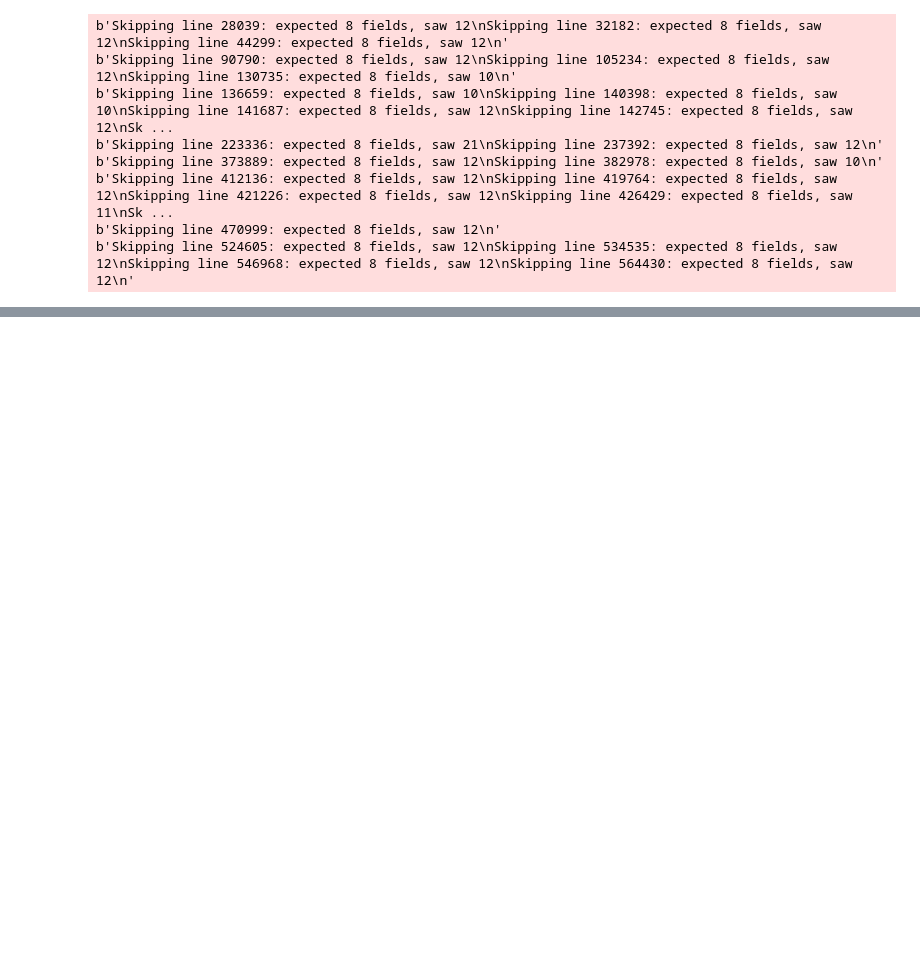
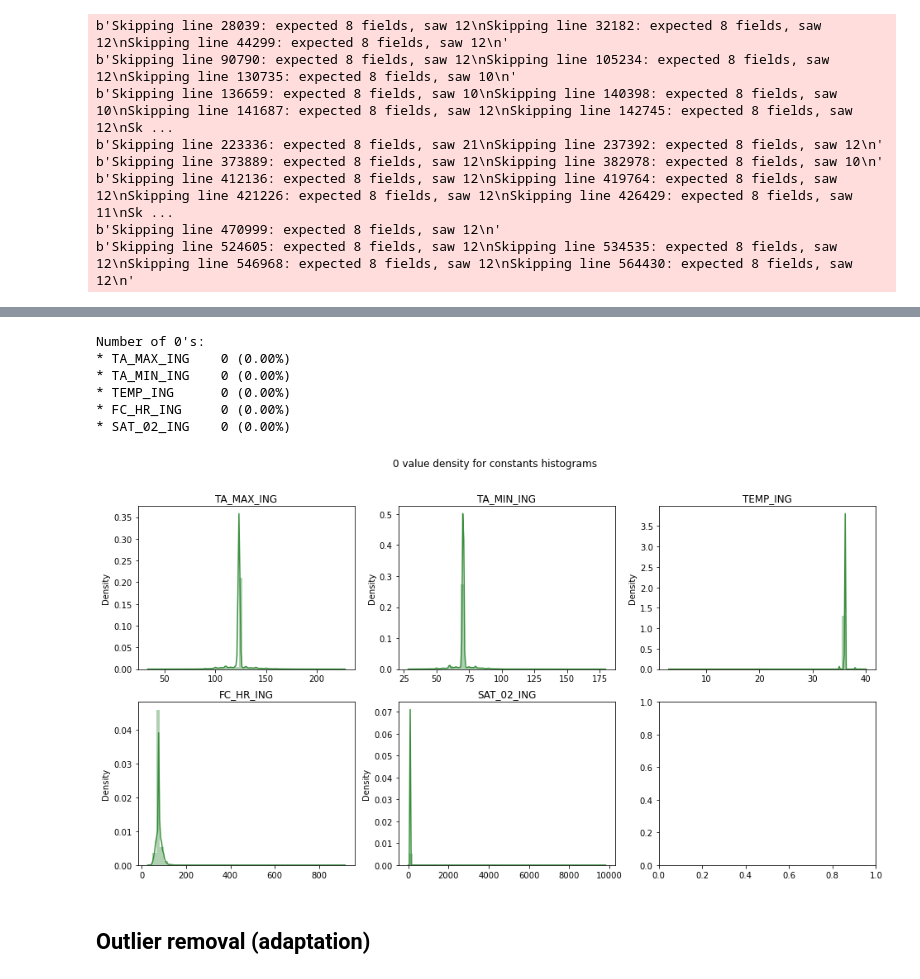
Before and after one commit to unaicarbajo/one-class-covid19, a Jupyter notebook: covid19_prognosis.ipynb, the cells around one changed output, grey strips where cells are left out. Drawn from its saved outputs; the diff is of its cells as text; code cells hidden in the pictures; blank space fills up the shorter version.

```diff
--- a/covid19_prognosis.ipynb
+++ b/covid19_prognosis.ipynb
@@ -271,0 +304,18 @@ Outlier removal.
+# %%
+# df_cons = df_cons.drop(columns=['GLU_GLY_ING'])
+df_cons['TEMP_ING']=df_cons['TEMP_ING'].fillna(value=0)
+imp = SimpleImputer(missing_values=0, strategy='mean')
+df_cons[columns_cons[:-1]] = pd.DataFrame(imp.fit_transform(df_cons[columns_cons[:-1]]))
+# %%
+plot_zero_relevance(df_cons, columns_cons[:-1], 2, 3, '0 value density for constants histograms', verbose=1)
+# %% [output]
+Number of 0's:
+* TA_MAX_ING    0 (0.00%)
+* TA_MIN_ING    0 (0.00%)
+* TEMP_ING      0 (0.00%)
+* FC_HR_ING     0 (0.00%)
+* SAT_02_ING    0 (0.00%)
+[figure, added]
+# %% [markdown]
+<a id='pre:outlier'></a>
+## Outlier removal (adaptation)
```
Also changed, not shown: parts of 39 cells of this notebook.
